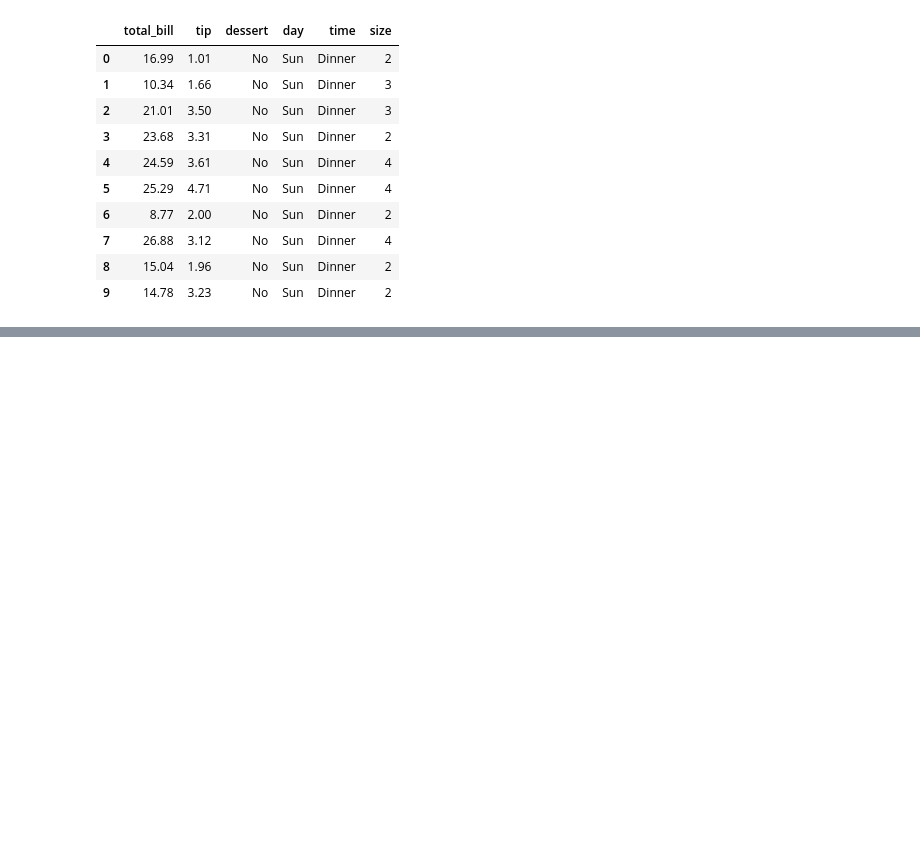
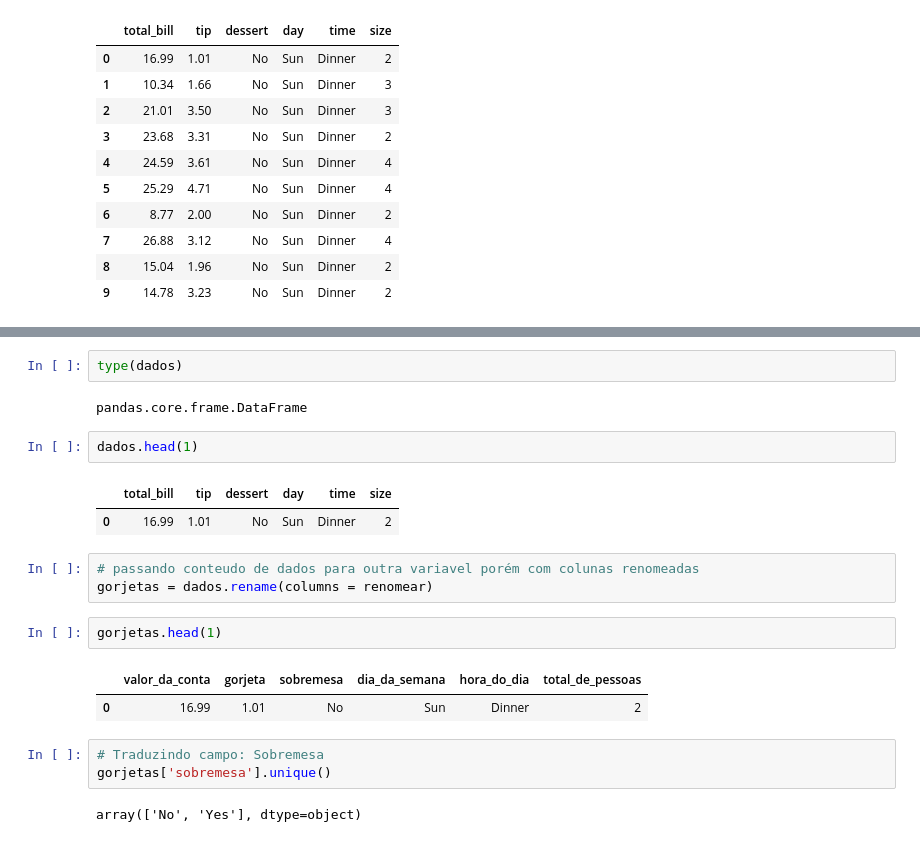
Before and after one commit to ClaudiOmatheuuss/explorando_seaborn, a Jupyter notebook: EDA_Gorjetas.ipynb, the cells around one changed output, grey strips where cells are left out. Saved outputs shown, nothing was run; the diff lists cells and outputs as text; blank space fills up the shorter version.

Commit message:
Traduzindo variáveis e registros da base

```diff
--- a/EDA_Gorjetas.ipynb
+++ b/EDA_Gorjetas.ipynb
@@ -39,0 +55,22 @@ dados.head(10)
+# %%
+type(dados)
+# %% [output]
+pandas.core.frame.DataFrame
+# %%
+dados.head(1)
+# %% [output]
+|  | total_bill | tip | dessert | day | time | size |
+| 0 | 16.99 | 1.01 | No | Sun | Dinner | 2 |
+# %%
+# passando conteudo de dados para outra variavel porém com colunas renomeadas
+gorjetas = dados.rename(columns = renomear)
+# %%
+gorjetas.head(1)
+# %% [output]
+|  | valor_da_conta | gorjeta | sobremesa | dia_da_semana | hora_do_dia | total_de_pessoas |
+| 0 | 16.99 | 1.01 | No | Sun | Dinner | 2 |
+# %%
+# Traduzindo campo: Sobremesa
+gorjetas['sobremesa'].unique()
+# %% [output]
+array(['No', 'Yes'], dtype=object)
```
Also changed, not shown: parts of 18 cells of this notebook.
